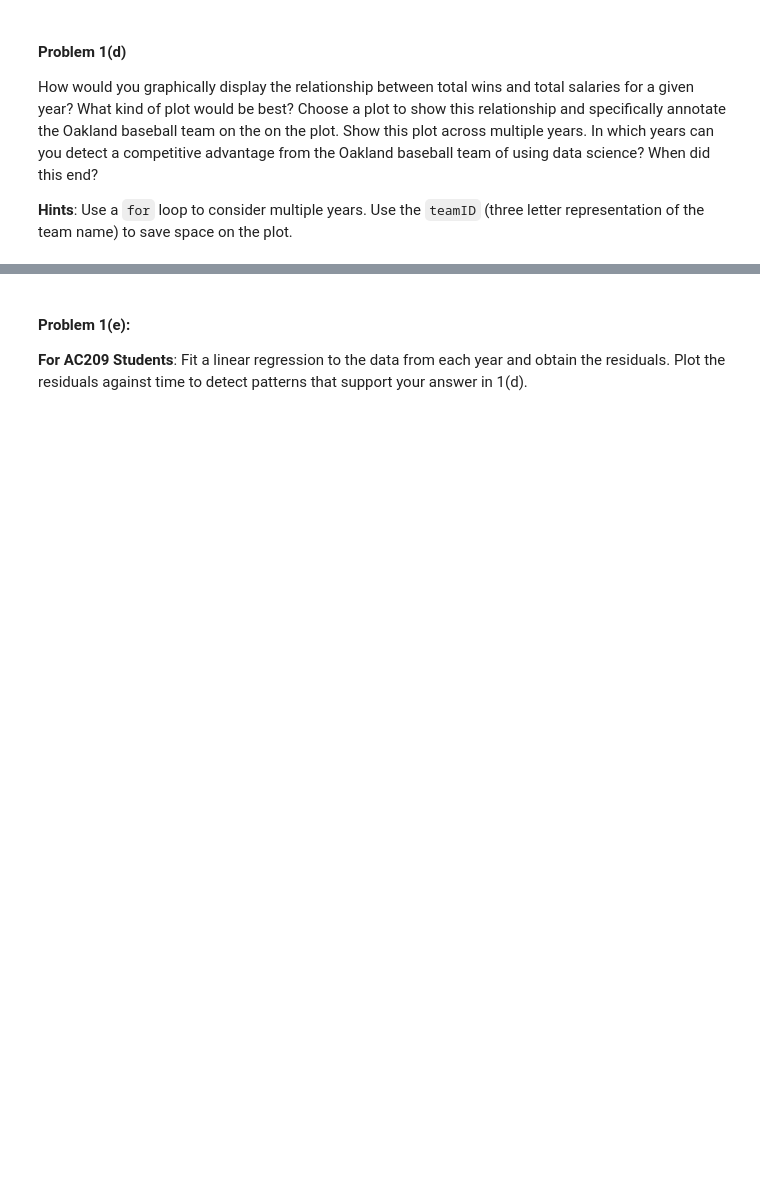
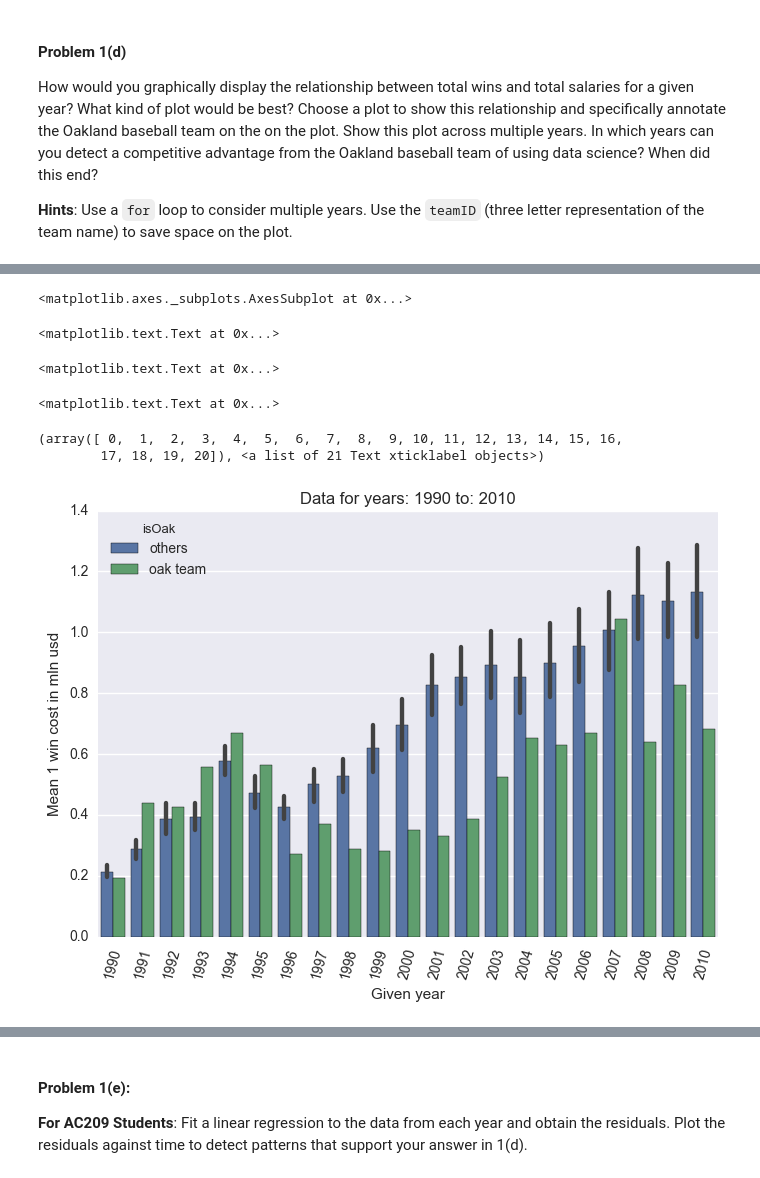
Before and after one commit to matkalinowski/cs-109, a Jupyter notebook: HW1.ipynb, the cells around one changed output, grey strips where cells are left out. Cells and saved outputs as stored; diff of their text form; code cells hidden in the pictures; blank space fills up the shorter version.

Commit message:
HW1 1d charts, Exercise summary.

```diff
--- a/HW1.ipynb
+++ b/HW1.ipynb
@@ -116,0 +115,10 @@ How would you graphically display the relationship between total wins and total
+# %%
+years = range(1990, 2011, 1)
+teamName = 'OAK'
+
+for year in years:
+    df = wins_salary_summary[wins_salary_summary.yearID == year].copy()
+    df['isOak'] = np.where(df.teamID == teamName, 'oak team', 'others')
+    sns.lmplot(data=df, x='W', y='salary', hue = 'isOak', markers=["x", "o"], scatter_kws={"s": 50})
+    title = 'Data for year: ' + str(year)
+    plt.title(title)
@@ -116,0 +139,21 @@ How would you graphically display the relationship between total wins and total
+# %%
+years = range(1990, 2011, 1)
+
+df = wins_salary_summary[wins_salary_summary.yearID.isin(years)].copy()
+df['isOak'] = np.where(df.teamID == teamName, 'oak team', 'others')
+df['winCost'] = (df.salary / 1000000) /  df.W
+
+sns.barplot(data=df, x='yearID', y='winCost', hue='isOak')
+plt.ylabel('Mean 1 win cost in mln usd')
+plt.xlabel('Given year')
+title = 'Data for years: ' + str(years.start) + ' to: ' + str(years.stop - 1)
+plt.title(title)
+plt.xticks(rotation=75)
+# %% [output]
+<matplotlib.axes._subplots.AxesSubplot at 0x...>
+<matplotlib.text.Text at 0x...>
+<matplotlib.text.Text at 0x...>
+<matplotlib.text.Text at 0x...>
+(array([ 0,  1,  2,  3,  4,  5,  6,  7,  8,  9, 10, 11, 12, 13, 14, 15, 16,
+        17, 18, 19, 20]), <a list of 21 Text xticklabel objects>)
+[figure, added]
```
Also changed, not shown: parts of 3 cells of this notebook.
